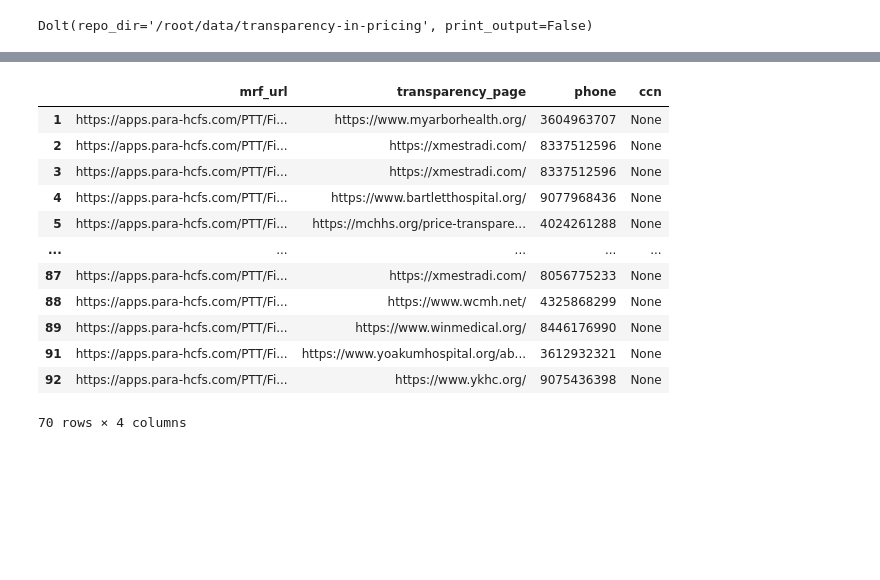
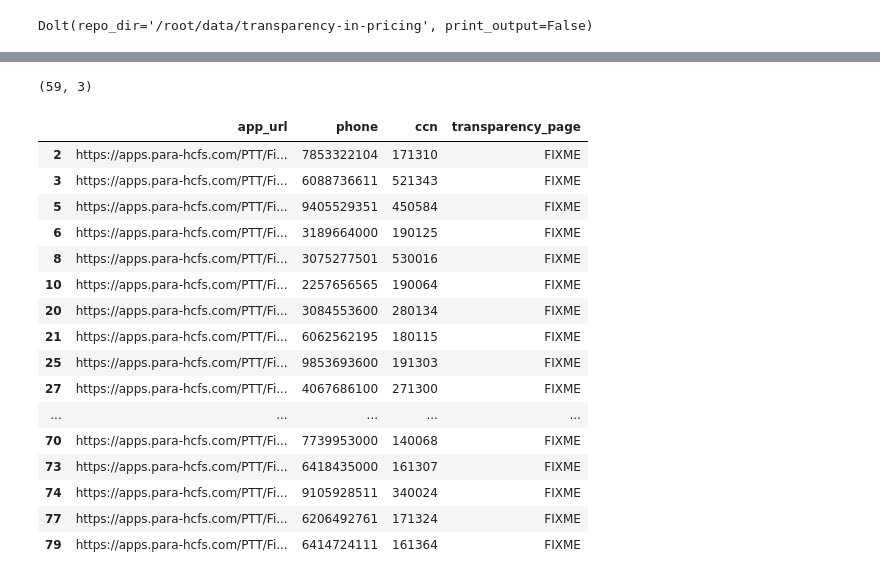
Before and after one commit to rl1987/dolthub-bounty-transparency-in-pricing, a Jupyter notebook: DetermineCCNs.ipynb, the cells around one changed output, grey strips where cells are left out. Saved outputs shown, nothing was run; the diff lists cells and outputs as text; code cells hidden in the pictures; blank space fills up the shorter version.

```diff
--- a/DetermineCCNs.ipynb
+++ b/DetermineCCNs.ipynb
@@ -160,16 +187,27 @@ df
 # %%
-df[df['ccn'].isnull()]
+df[df['ccn'].isnull()].shape
 # %% [output]
-|  | mrf_url | transparency_page | phone | ccn |
-| 1 | https://apps.para-hcfs.com/PTT/Fi... | https://www.myarborhealth.org/ | 3604963707 | None |
-| 2 | https://apps.para-hcfs.com/PTT/Fi... | https://xmestradi.com/ | 8337512596 | None |
-| 3 | https://apps.para-hcfs.com/PTT/Fi... | https://xmestradi.com/ | 8337512596 | None |
-| 4 | https://apps.para-hcfs.com/PTT/Fi... | https://www.bartletthospital.org/ | 9077968436 | None |
-| 5 | https://apps.para-hcfs.com/PTT/Fi... | https://mchhs.org/price-transpare... | 4024261288 | None |
-| ... | ... | ... | ... | ... |
-| 87 | https://apps.para-hcfs.com/PTT/Fi... | https://xmestradi.com/ | 8056775233 | None |
-| 88 | https://apps.para-hcfs.com/PTT/Fi... | https://www.wcmh.net/ | 4325868299 | None |
-| 89 | https://apps.para-hcfs.com/PTT/Fi... | https://www.winmedical.org/ | 8446176990 | None |
-| 91 | https://apps.para-hcfs.com/PTT/Fi... | https://www.yoakumhospital.org/ab... | 3612932321 | None |
-| 92 | https://apps.para-hcfs.com/PTT/Fi... | https://www.ykhc.org/ | 9075436398 | None |
-70 rows × 4 columns
+(59, 3)
+# %%
+df1 = pd.DataFrame(df[df['ccn'].notnull()])
+df1 = df1.rename(columns={'mrf_url': 'app_url'})
+df1['transparency_page'] = 'FIXME'
+df1
+# %% [output]
+|  | app_url | phone | ccn | transparency_page |
+| 2 | https://apps.para-hcfs.com/PTT/Fi... | 7853322104 | 171310 | FIXME |
+| 3 | https://apps.para-hcfs.com/PTT/Fi... | 6088736611 | 521343 | FIXME |
+| 5 | https://apps.para-hcfs.com/PTT/Fi... | 9405529351 | 450584 | FIXME |
+| 6 | https://apps.para-hcfs.com/PTT/Fi... | 3189664000 | 190125 | FIXME |
+| 8 | https://apps.para-hcfs.com/PTT/Fi... | 3075277501 | 530016 | FIXME |
+| 10 | https://apps.para-hcfs.com/PTT/Fi... | 2257656565 | 190064 | FIXME |
+| 20 | https://apps.para-hcfs.com/PTT/Fi... | 3084553600 | 280134 | FIXME |
+| 21 | https://apps.para-hcfs.com/PTT/Fi... | 6062562195 | 180115 | FIXME |
+| 25 | https://apps.para-hcfs.com/PTT/Fi... | 9853693600 | 191303 | FIXME |
+| 27 | https://apps.para-hcfs.com/PTT/Fi... | 4067686100 | 271300 | FIXME |
+| ... | ... | ... | ... | ... |
+| 70 | https://apps.para-hcfs.com/PTT/Fi... | 7739953000 | 140068 | FIXME |
+| 73 | https://apps.para-hcfs.com/PTT/Fi... | 6418435000 | 161307 | FIXME |
+| 74 | https://apps.para-hcfs.com/PTT/Fi... | 9105928511 | 340024 | FIXME |
+| 77 | https://apps.para-hcfs.com/PTT/Fi... | 6206492761 | 171324 | FIXME |
+| 79 | https://apps.para-hcfs.com/PTT/Fi... | 6414724111 | 161364 | FIXME |
```
Also changed, not shown: parts of 7 cells of this notebook, 1 other file.
